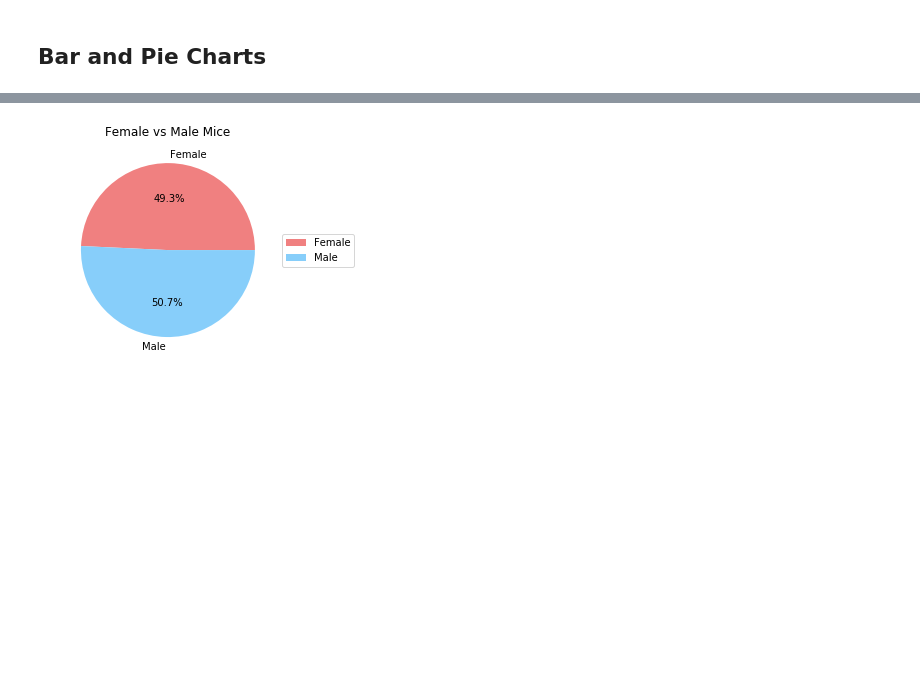
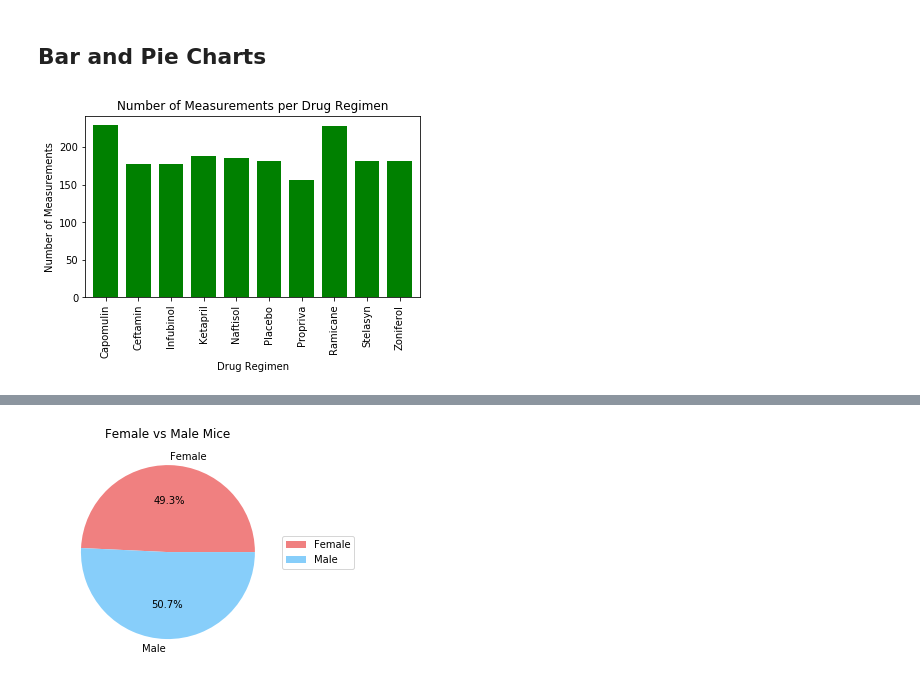
Before and after one commit to kflores56/Pharmaceutical-Analysis, a Jupyter notebook: Pymaceuticals/pymaceuticals_starter.ipynb, the cells around one changed output, grey strips where cells are left out. Cells and saved outputs as stored; diff of their text form; code cells hidden in the pictures; blank space fills up the shorter version.

```diff
--- a/Pymaceuticals/pymaceuticals_starter.ipynb
+++ b/Pymaceuticals/pymaceuticals_starter.ipynb
@@ -132,4 +133,24 @@ tumor_drug.rename(columns={"mean": "Mean",
 | Zoniferol | 53.236507 | 51.818479 | 48.533355 | 6.966589 | 0.516398 |
 # %% [markdown]
 ## Bar and Pie Charts
+# %%
+plt.close()
+# Generate a bar plot showing the total number of measurements taken on each drug regimen using pandas.
+
+#Create chart
+drugs = unduplicated_mice.groupby("Drug Regimen")
+count_drugs = drugs['Drug Regimen'].count()
+drug_count_chart2 = count_drugs.plot(kind='bar', color="green", width=0.75)
+
+#Set Lables
+drug_count_chart2.set_xlabel("Drug Regimen")
+drug_count_chart2.set_ylabel("Number of Measurements")
+drug_count_chart2.set_title("Number of Measurements per Drug Regimen")
+
+#Scale chart
+plt.gcf().subplots_adjust(bottom=0.25)
+
+plt.show()
+# %% [output]
+[figure, added]
 # %%
```
Also changed, not shown: parts of 3 cells of this notebook.
